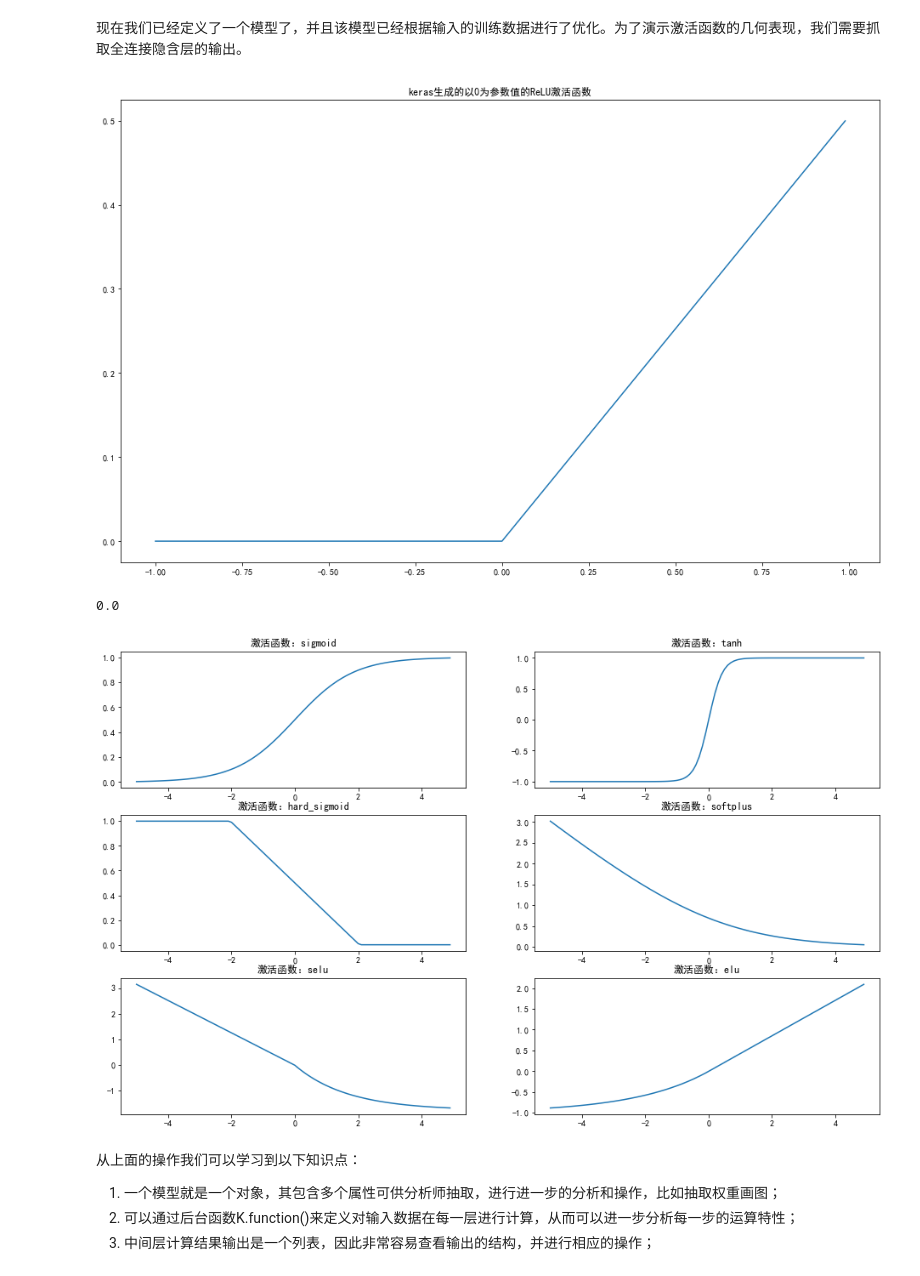
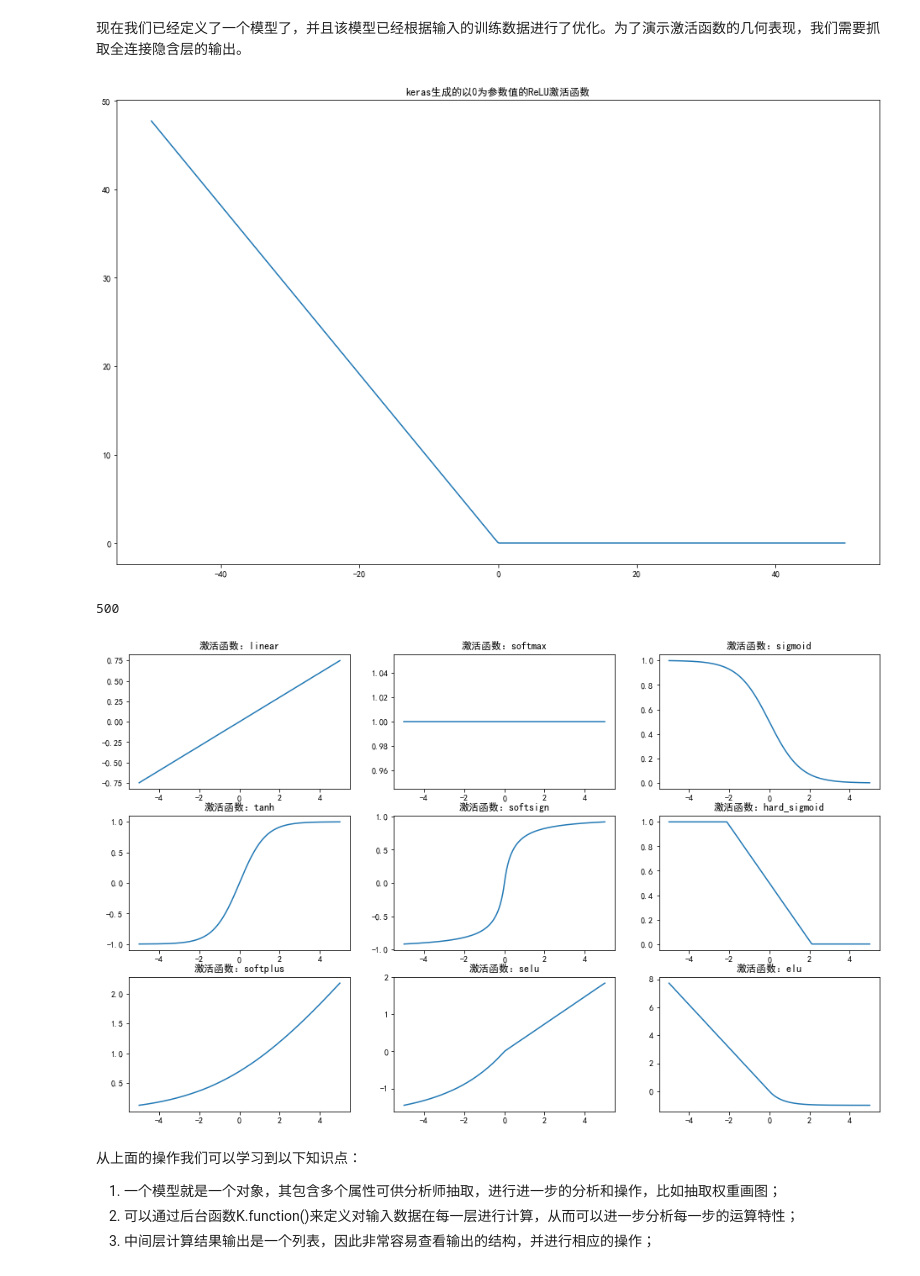
Before and after one commit to xieliaing/keras-practice, a Jupyter notebook: Tutorial/keras中操作.ipynb, the cells around one changed output. Drawn from its saved outputs; the diff is of its cells as text; code cells hidden in the pictures.

```diff
--- a/Tutorial/keras中操作.ipynb
+++ b/Tutorial/keras中操作.ipynb
@@ -45,8 +47,13 @@ plt.rcParams['axes.unicode_minus'] = False #解决保存图像是负号'-'显示
 # %% [markdown]
 这里我们先定义一个简单的神经网络模型，该模型由一个输入层，一个全连接隐含层和一个输出层构成。待考察的激活函数就在全连接隐含层中定义，输出层只定义一个线性激活函数，这样在后面可视化的时候我们看到的数据形态就完全有全连接隐含层中的激活函数来形成。出于简化考虑，我们的输入变量只考虑了一个向量。
 # %%
-x = (np.arange(200)-100)/100
-y = -np.log(x+101/100)
+#x = (np.arange(200)-100)/100
+#y = -np.log(x+101/100)
+x = np.linspace(-50, 50, 500)
+y = x**2 + 5
+
+x = x.astype('float32')
+y = y.astype('float32')
 
 model = Sequential()
 model.add(Dense(1, input_shape=(1,), activation='relu', name='Hidden'))
@@ -86,19 +93,25 @@ plt.plot(x, activationDf)
 plt.title(u'keras生成的以0为参数值的ReLU激活函数')
 plt.show()
 # %% [output]
-[figure, old version]
+[figure, new version]
-# %%
-activationLayer
-# %% [output]
-0.0
+# %%
+len(activationLayer)
+# %% [output]
+500
 # %%
 def NNmodel(activationFunc='linear'):
     '''
        定义一个神经网络模型。如果要定义不同的模型，可以直接修改该函数
     '''
+    if (activationFunc=='softplus') | (activationFunc=='sigmoid'):
+        winit='lecun_uniform'
+    elif activationFunc=='hard_sigmoid':
+        winit='lecun_normal'
+    else:
+        winit='he_uniform'
     model = Sequential()
     model.add(Dense(1, input_shape=(1,), activation=activationFunc,
-                    kernel_initializer='he_uniform',
+                    kernel_initializer=winit,
                     name='Hidden'))
 
     model.add(Dense(1, activation='linear', name='Output'))
@@ -106,10 +119,13 @@ def NNmodel(activationFunc='linear'):
     return model
 
 def VisualActivation(activationFunc='relu', plot=True):
-    x = (np.arange(100)-50)/10
-    y = np.log(x+x.max()+1)
+    #x = (np.arange(100)-50)/10
+    #y = np.log(x+x.max()+1)
+    x = np.linspace(-5, 5, 500).astype('float32')
+    y = np.log(x**2 + 5).astype('float32')
 
     model = NNmodel(activationFunc = activationFunc)
+    #model.fit(x, y, epochs=1, batch_size=2014)
 
     inX = model.input
     outputs = [layer.output for layer in model.layers if layer.name=='Hidden']
@@ -127,18 +143,18 @@ def VisualActivation(activationFunc='relu', plot=True):
 
     return result
 # %%
-actFuncs = ['sigmoid', 'tanh', 'hard_sigmoid', 'softplus', 'selu', 'elu']
+actFuncs = ['linear', 'softmax', 'sigmoid', 'tanh', 'softsign', 'hard_sigmoid', 'softplus', 'selu', 'elu']
 
 from keras.layers import LeakyReLU
 figure = plt.figure()
 for i, f in enumerate(actFuncs):
     # 依次画图
-    figure.add_subplot(3, 2, i+1)
+    figure.add_subplot(3, 3, i+1)
     out=VisualActivation(activationFunc=f, plot=False)
     plt.plot(out.index, out.Activated)
     plt.title(u'激活函数：'+f)
 # %% [output]
-[figure, old version]
+[figure, new version]
 # %% [markdown]
 从上面的操作我们可以学习到以下知识点：
 1. 一个模型就是一个对象，其包含多个属性可供分析师抽取，进行进一步的分析和操作，比如抽取权重画图；
```
Also changed, not shown: parts of 19 cells of this notebook.
